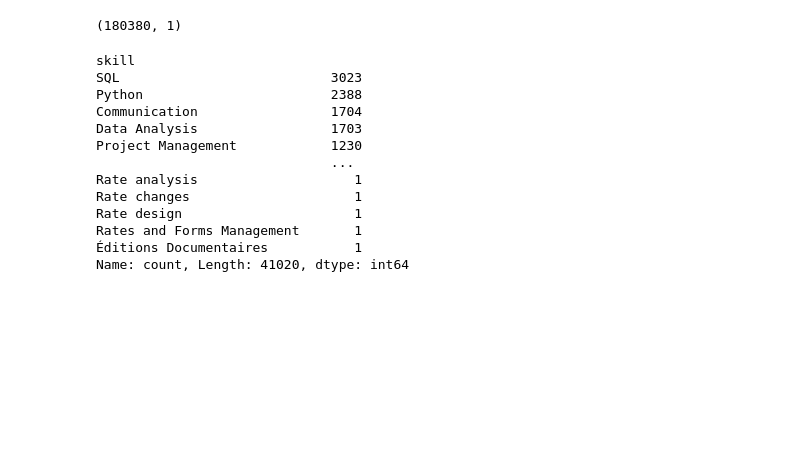
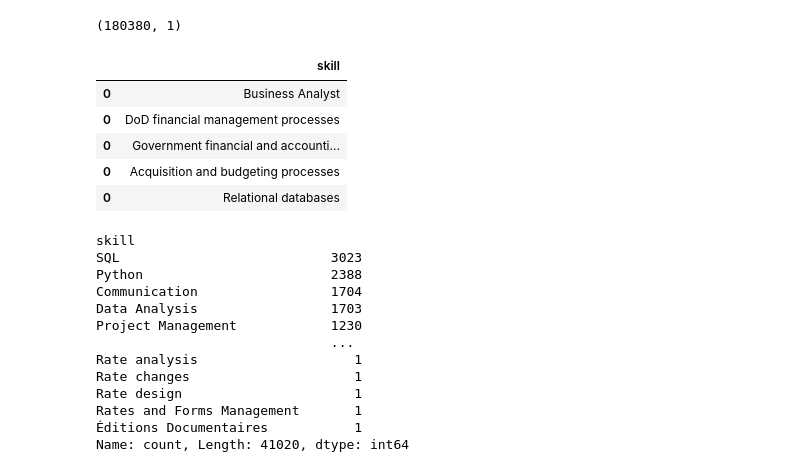
Before and after one commit to dariashcherbakovaaa/Algorithms-for-massive-data, a Jupyter notebook: MBA_Shcherbakova.ipynb, the cells around one changed output. Saved outputs shown, nothing was run; the diff lists cells and outputs as text; code cells hidden in the pictures; blank space fills up the shorter version.

```diff
--- a/MBA_Shcherbakova.ipynb
+++ b/MBA_Shcherbakova.ipynb
@@ -302,6 +253,15 @@ df = pd.DataFrame(skills, index=None)
 df.shape
 # %% [output]
 (180380, 1)
+# %%
+df.head(5)
+# %% [output]
+|  | skill |
+| 0 | Business Analyst |
+| 0 | DoD financial management processes |
+| 0 | Government financial and accounti... |
+| 0 | Acquisition and budgeting processes |
+| 0 | Relational databases |
 # %%
 counting = df.value_counts().sort_values(ascending = 0)
 counting
```
Also changed, not shown: parts of 19 cells of this notebook.
